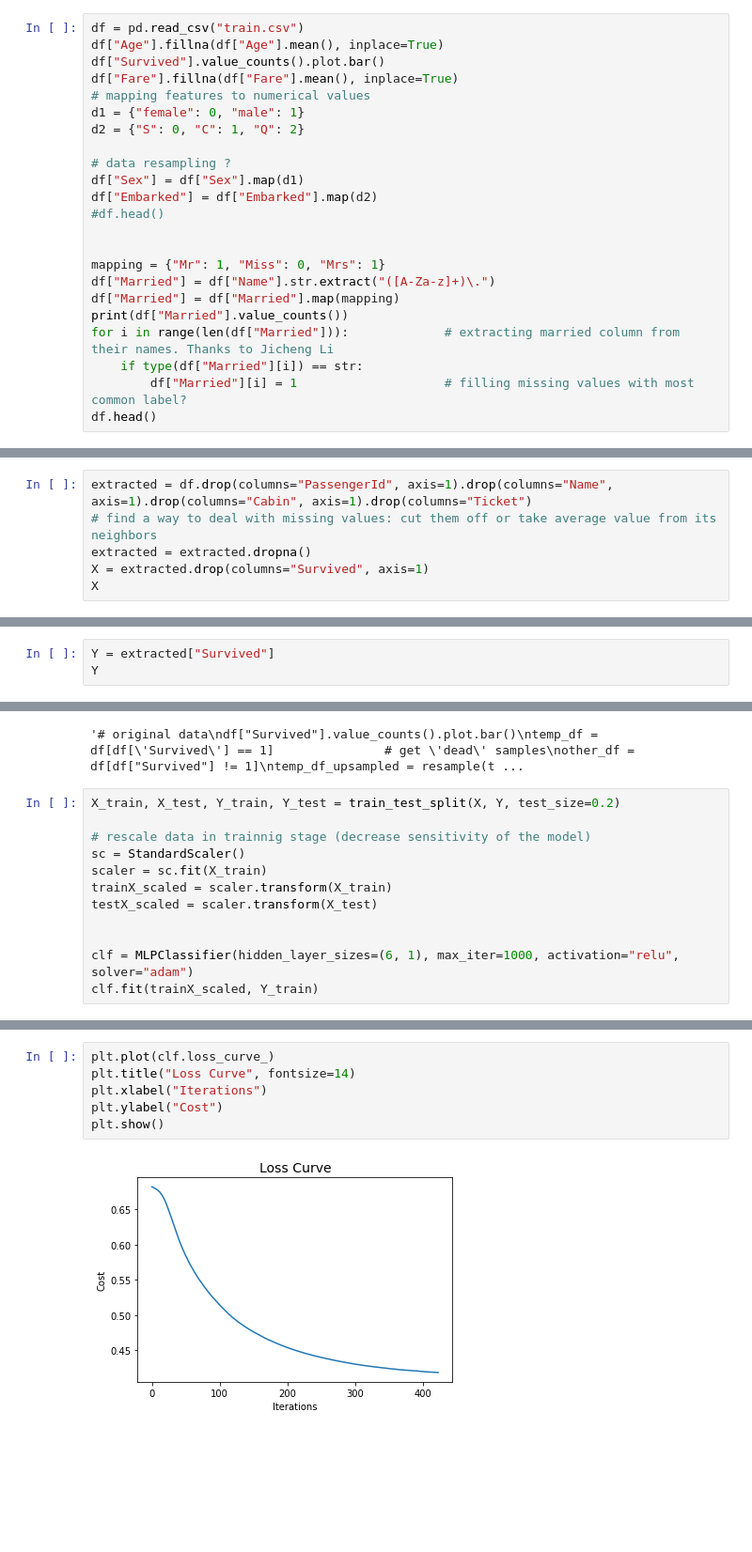
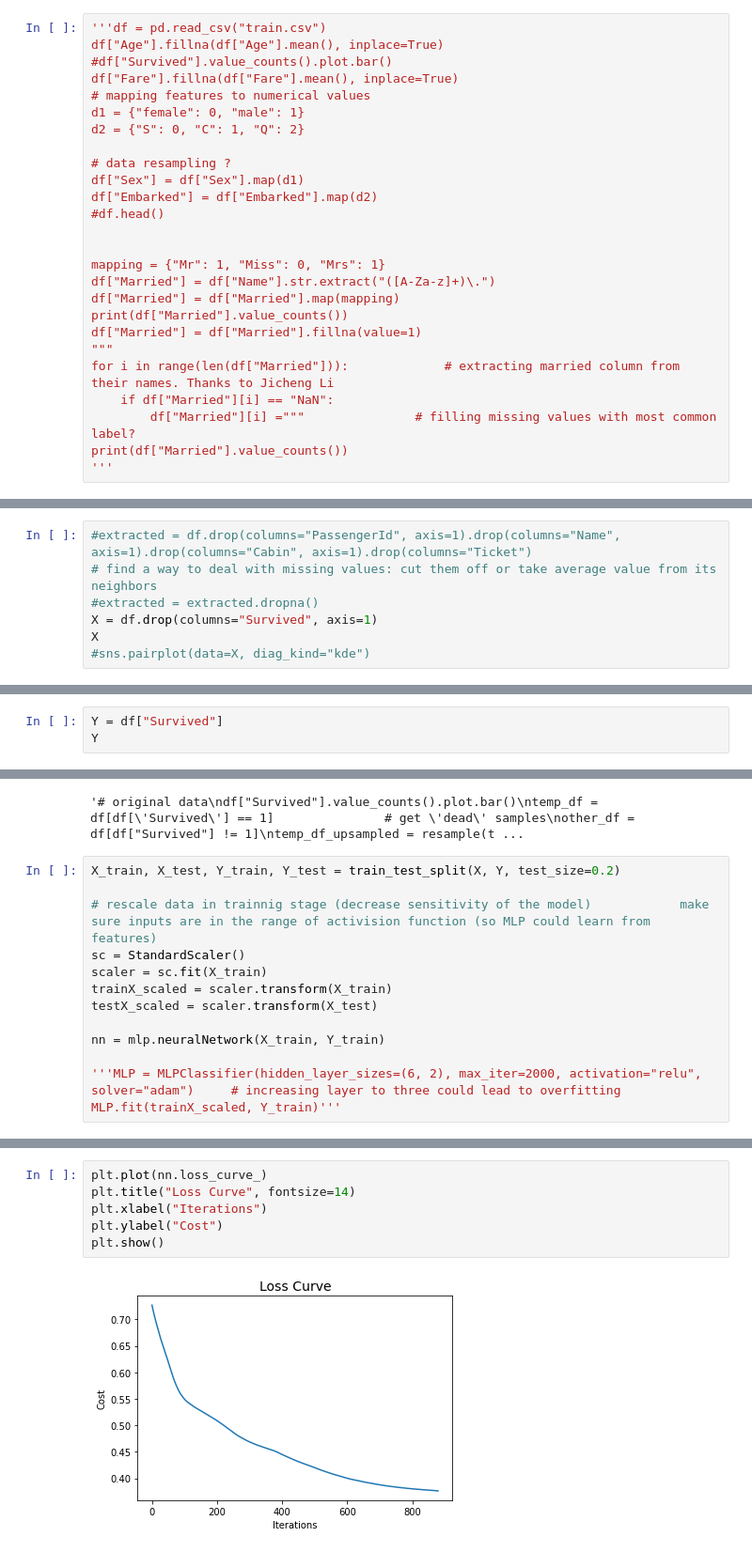
Before and after one commit to MFYLM/Titanic-Analysis, a Jupyter notebook: NN for Titanic.ipynb, the cells around one changed output, grey strips where cells are left out. Shown: that part at 94% size. Drawn from its saved outputs; the diff is of its cells as text; blank space fills up the shorter version.

```diff
--- a/NN for Titanic.ipynb
+++ b/NN for Titanic.ipynb
@@ -13,7 +33,7 @@ from sklearn.utils import resample
 # %%
-df = pd.read_csv("train.csv")
+'''df = pd.read_csv("train.csv")
 df["Age"].fillna(df["Age"].mean(), inplace=True)
-df["Survived"].value_counts().plot.bar()
+#df["Survived"].value_counts().plot.bar()
 df["Fare"].fillna(df["Fare"].mean(), inplace=True)
 # mapping features to numerical values
 d1 = {"female": 0, "male": 1}
@@ -29,10 +49,13 @@ mapping = {"Mr": 1, "Miss": 0, "Mrs": 1}
 df["Married"] = df["Name"].str.extract("([A-Za-z]+)\.")
 df["Married"] = df["Married"].map(mapping)
 print(df["Married"].value_counts())
+df["Married"] = df["Married"].fillna(value=1)
+"""
 for i in range(len(df["Married"])):             # extracting married column from their names. Thanks to Jicheng Li
-    if type(df["Married"][i]) == str:
-        df["Married"][i] = 1                    # filling missing values with most common label?
-df.head()
+    if df["Married"][i] == "NaN":
+        df["Married"][i] ="""               # filling missing values with most common label?
+print(df["Married"].value_counts())
+'''
 # %% [output]
 1.0    642
 0.0    182
@@ -59,9 +94,10 @@ df'''
 # %%
-extracted = df.drop(columns="PassengerId", axis=1).drop(columns="Name", axis=1).drop(columns="Cabin", axis=1).drop(columns="Ticket")
+#extracted = df.drop(columns="PassengerId", axis=1).drop(columns="Name", axis=1).drop(columns="Cabin", axis=1).drop(columns="Ticket")
 # find a way to deal with missing values: cut them off or take average value from its neighbors
-extracted = extracted.dropna()
-X = extracted.drop(columns="Survived", axis=1)
+#extracted = extracted.dropna()
+X = df.drop(columns="Survived", axis=1)
 X
+#sns.pairplot(data=X, diag_kind="kde")
 # %% [output]
 |  | Pclass | Sex | Age | SibSp | Parch | Fare | Embarked | Married |
 | 0 | 3 | 1 | 22.000000 | 1 | 0 | 7.2500 | 0.0 | 1.0 |
@@ -79,5 +115,5 @@ X
 # %%
-Y = extracted["Survived"]
+Y = df["Survived"]
 Y
 # %% [output]
 0      0
@@ -105,13 +141,14 @@ df'''
 # %%
 X_train, X_test, Y_train, Y_test = train_test_split(X, Y, test_size=0.2)
 
-# rescale data in trainnig stage (decrease sensitivity of the model)
+# rescale data in trainnig stage (decrease sensitivity of the model)            make sure inputs are in the range of activision function (so MLP could learn from features)
 sc = StandardScaler()
 scaler = sc.fit(X_train)
 trainX_scaled = scaler.transform(X_train)
 testX_scaled = scaler.transform(X_test)
 
+nn = mlp.neuralNetwork(X_train, Y_train)
 
-clf = MLPClassifier(hidden_layer_sizes=(6, 1), max_iter=1000, activation="relu", solver="adam")
-clf.fit(trainX_scaled, Y_train)
+'''MLP = MLPClassifier(hidden_layer_sizes=(6, 2), max_iter=2000, activation="relu", solver="adam")     # increasing layer to three could lead to overfitting
+MLP.fit(trainX_scaled, Y_train)'''
 # %% [output]
@@ -140,8 +181,8 @@ plt.show()
 # %%
-plt.plot(clf.loss_curve_)
+plt.plot(nn.loss_curve_)
 plt.title("Loss Curve", fontsize=14)
 plt.xlabel("Iterations")
 plt.ylabel("Cost")
 plt.show()
 # %% [output]
-[figure, old version]
+[figure, new version]
```
Also changed, not shown: parts of 11 cells of this notebook.
